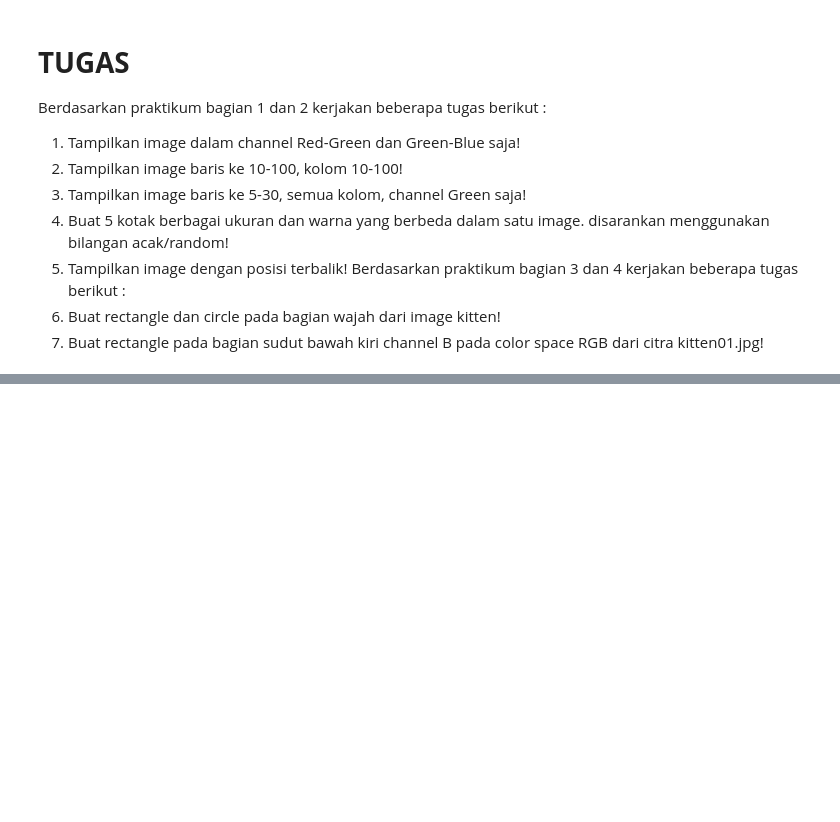
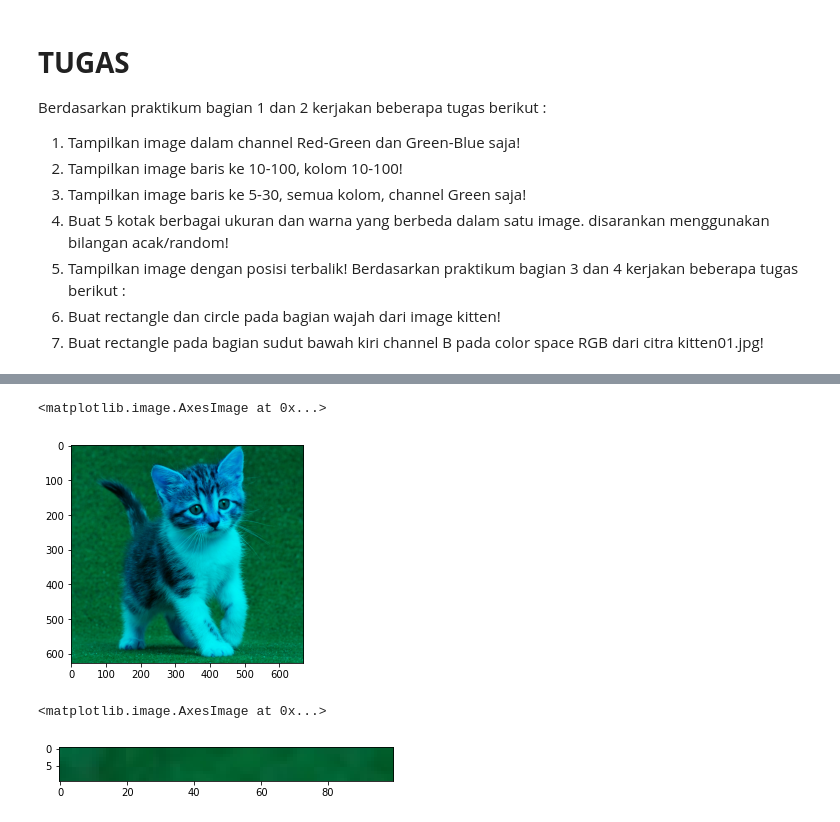
Before and after one commit to syaifuddinzuhri/PCVK_Genap_2022, a Jupyter notebook: week2.ipynb, the cells around one changed output, grey strips where cells are left out. Drawn from its saved outputs; the diff is of its cells as text; code cells hidden in the pictures; blank space fills up the shorter version.

```diff
--- a/week2.ipynb
+++ b/week2.ipynb
@@ -231,0 +250,18 @@ dari citra kitten01.jpg!
+# %%
+green_blue = cv.merge([zeros,G,B])
+plt.imshow(green_blue)
+# %% [output]
+<matplotlib.image.AxesImage at 0x...>
+[figure, added]
+# %%
+# 2. Tampilkan image baris ke 10-100, kolom 10-100!
+
+y=10
+x=100
+h=10
+w=100
+crop = image[y:y+h, x:x+w]
+plt.imshow(crop)
+# %% [output]
+<matplotlib.image.AxesImage at 0x...>
+[figure, added]
```
Also changed, not shown: parts of 9 cells of this notebook.
